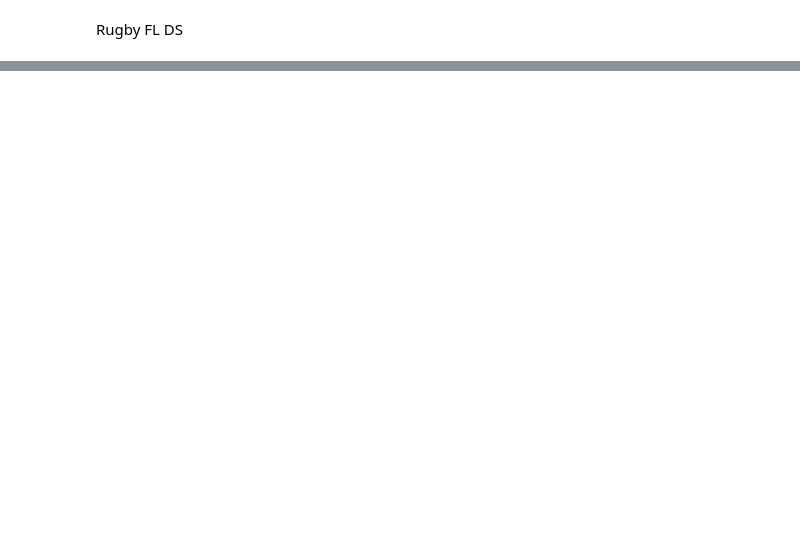
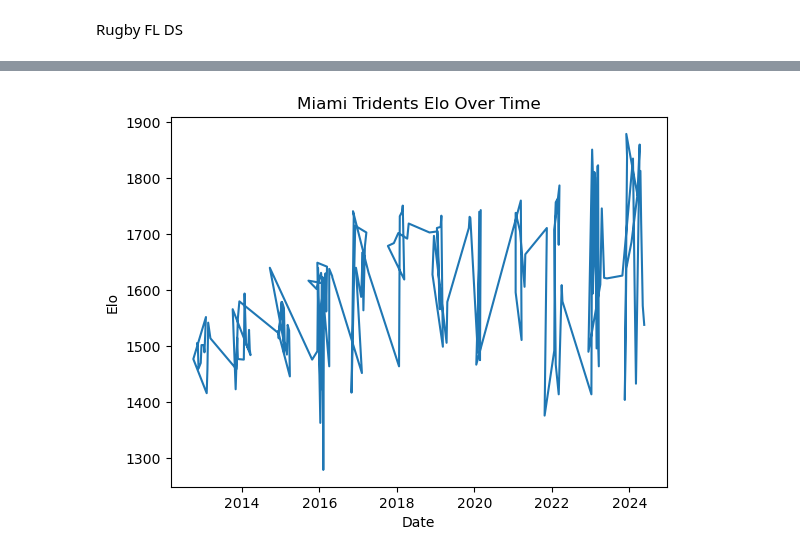
Before and after one commit to mateovg/rugbyfl-ds, a Jupyter notebook: notebook.ipynb, the cells around one changed output, grey strips where cells are left out. Saved outputs shown, nothing was run; the diff lists cells and outputs as text; code cells hidden in the pictures; blank space fills up the shorter version.

```diff
--- a/notebook.ipynb
+++ b/notebook.ipynb
@@ -41,7 +34,7 @@ def restructure_dataframe(df):
     })
     away_df['Is_Home'] = False
 
-    restructured_df = pd.concat([home_df, away_df], ignore_index=True)
+    restructured_df = pd.concat([home_df, away_df], ignore_index=False)
 
     # Reorder the columns
     restructured_df = restructured_df[new_cols]
@@ -50,6 +43,9 @@ def restructure_dataframe(df):
 
     return restructured_df
 
+# Drop any 0-0 games
+results_df = results_df[(results_df['Home_Score'] != 0) & (results_df['Away_Score'] != 0)]
+
 results_df = restructure_dataframe(results_df)
 # %%
 # functions to calculate each part of the elo formula
@@ -211,0 +209,11 @@ elo.df
+# %%
+import matplotlib.pyplot as plt
+# Miami Tridents Elo over time
+tridents_df = results_df[results_df['Team_Name'] == 'Miami Tridents'][['Game_Date', 'Team_Elo']]
+plt.plot(tridents_df['Game_Date'], tridents_df['Team_Elo'])
+plt.title('Miami Tridents Elo Over Time')
+plt.xlabel('Date')
+plt.ylabel('Elo')
+plt.show()
+# %% [output]
+[figure, added]
```
Also changed, not shown: parts of 8 cells of this notebook, 2 other files.
